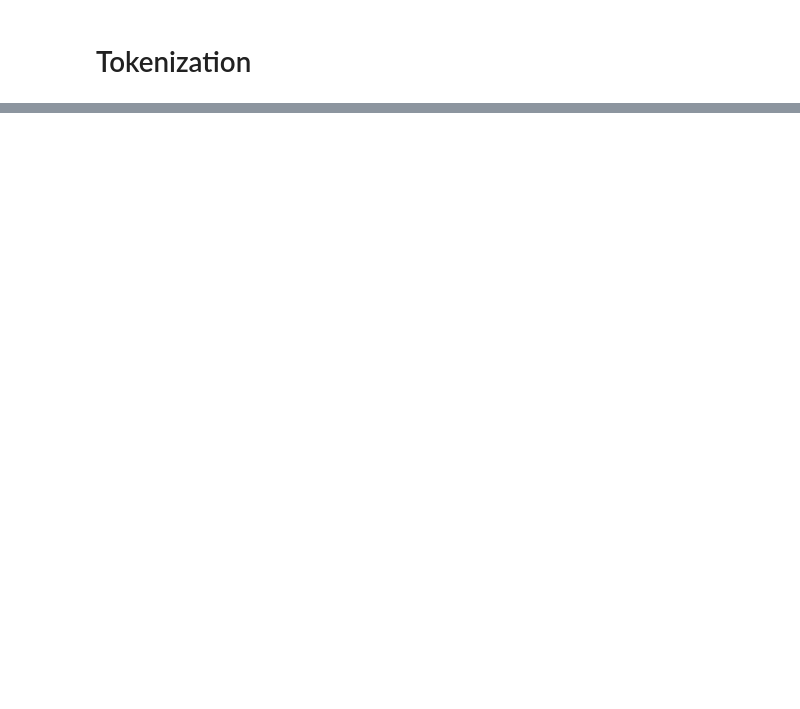
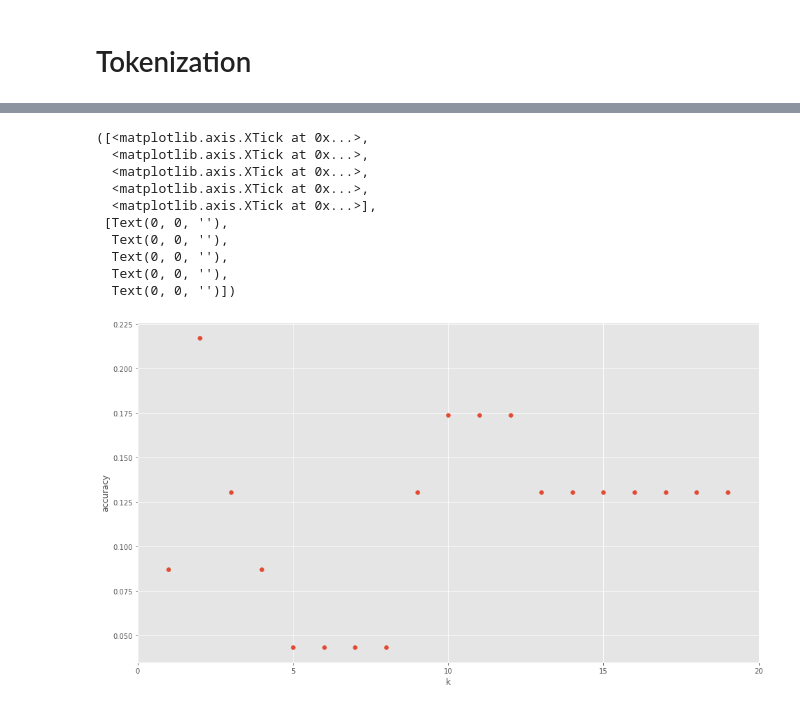
Before and after one commit to BrendaTafurA/PSL-GAN-ad521b837aa1cabd3bbc6e72459104d0ca7cb72a, a Jupyter notebook: new_analysis.ipynb, the cells around one changed output, grey strips where cells are left out. Saved outputs shown, nothing was run; the diff lists cells and outputs as text; code cells hidden in the pictures; blank space fills up the shorter version.

```diff
--- a/new_analysis.ipynb
+++ b/new_analysis.ipynb
@@ -481,0 +1050,33 @@ print(confusion_matrix(y_test_verbs, pred_verbs))
+# %%
+X_verbs_15 = verbs_15.iloc[:,:-1].values
+y_verbs_15 = verbs_15.iloc[:,-1].values
+
+
+X_train_verbs_15, X_test_verbs_15, y_train_verbs_15, y_test_verbs_15 = train_test_split(X_verbs_15, y_verbs_15, test_size = 0.25, random_state=0)
+scaler = MinMaxScaler()
+X_train_verbs_15 = scaler.fit_transform(X_train_verbs_15)
+X_test_verbs_15 = scaler.transform(X_test_verbs_15)
+
+k_range_verbs_15 = range(1, 20)
+scores_verbs_15 = []
+for k in k_range_verbs_15:
+    knn_verbs_15 = KNeighborsClassifier(n_neighbors = k)
+    knn_verbs_15.fit(X_train_verbs_15, y_train_verbs_15)
+    scores_verbs_15.append(knn_verbs_15.score(X_test_verbs_15, y_test_verbs_15))
+plt.figure()
+plt.xlabel('k')
+plt.ylabel('accuracy')
+plt.scatter(k_range_verbs_15, scores_verbs_15)
+plt.xticks([0,5,10,15,20])
+# %% [output]
+([<matplotlib.axis.XTick at 0x...>,
+  <matplotlib.axis.XTick at 0x...>,
+  <matplotlib.axis.XTick at 0x...>,
+  <matplotlib.axis.XTick at 0x...>,
+  <matplotlib.axis.XTick at 0x...>],
+ [Text(0, 0, ''),
+  Text(0, 0, ''),
+  Text(0, 0, ''),
+  Text(0, 0, ''),
+  Text(0, 0, '')])
+[figure, added]
```
Also changed, not shown: parts of 79 cells of this notebook, 6 other files.
